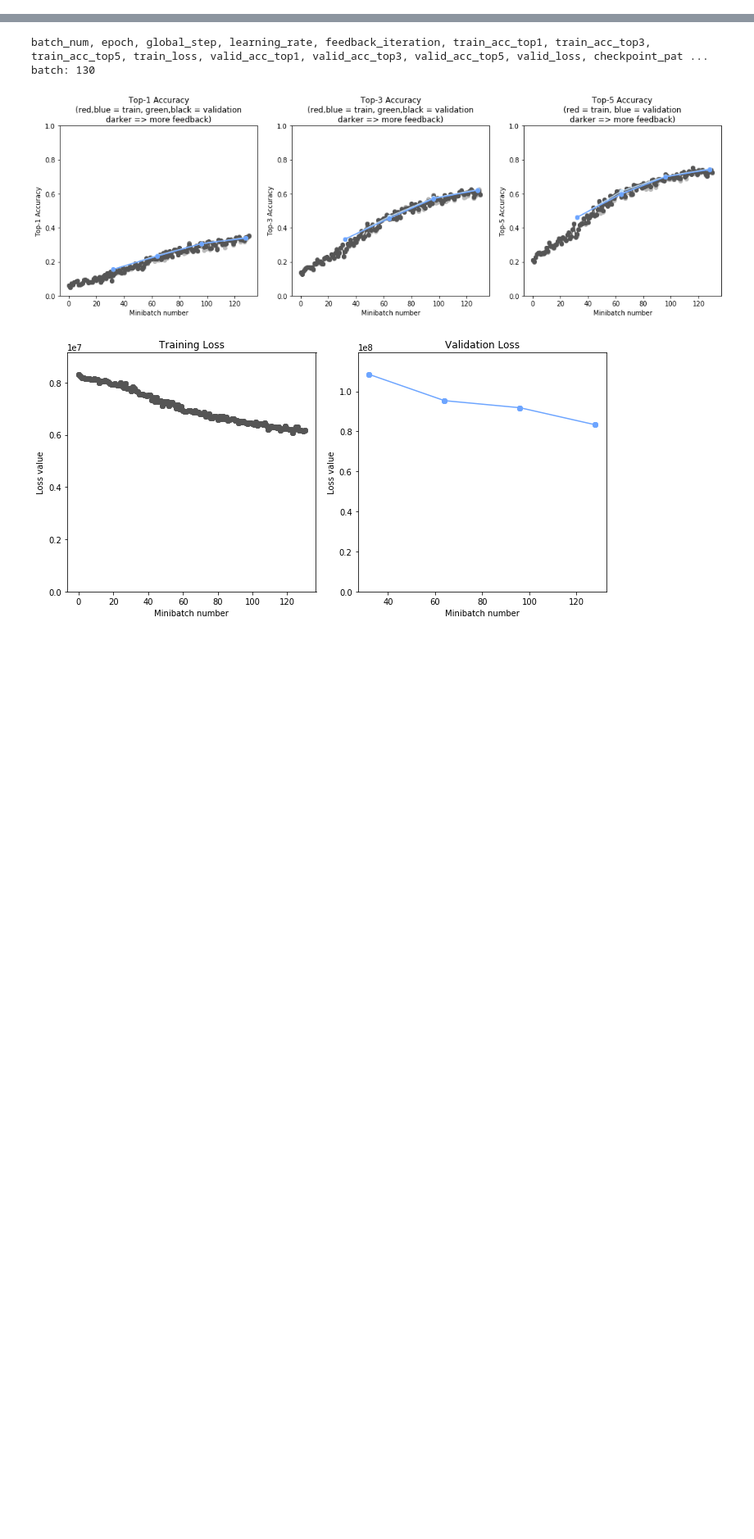
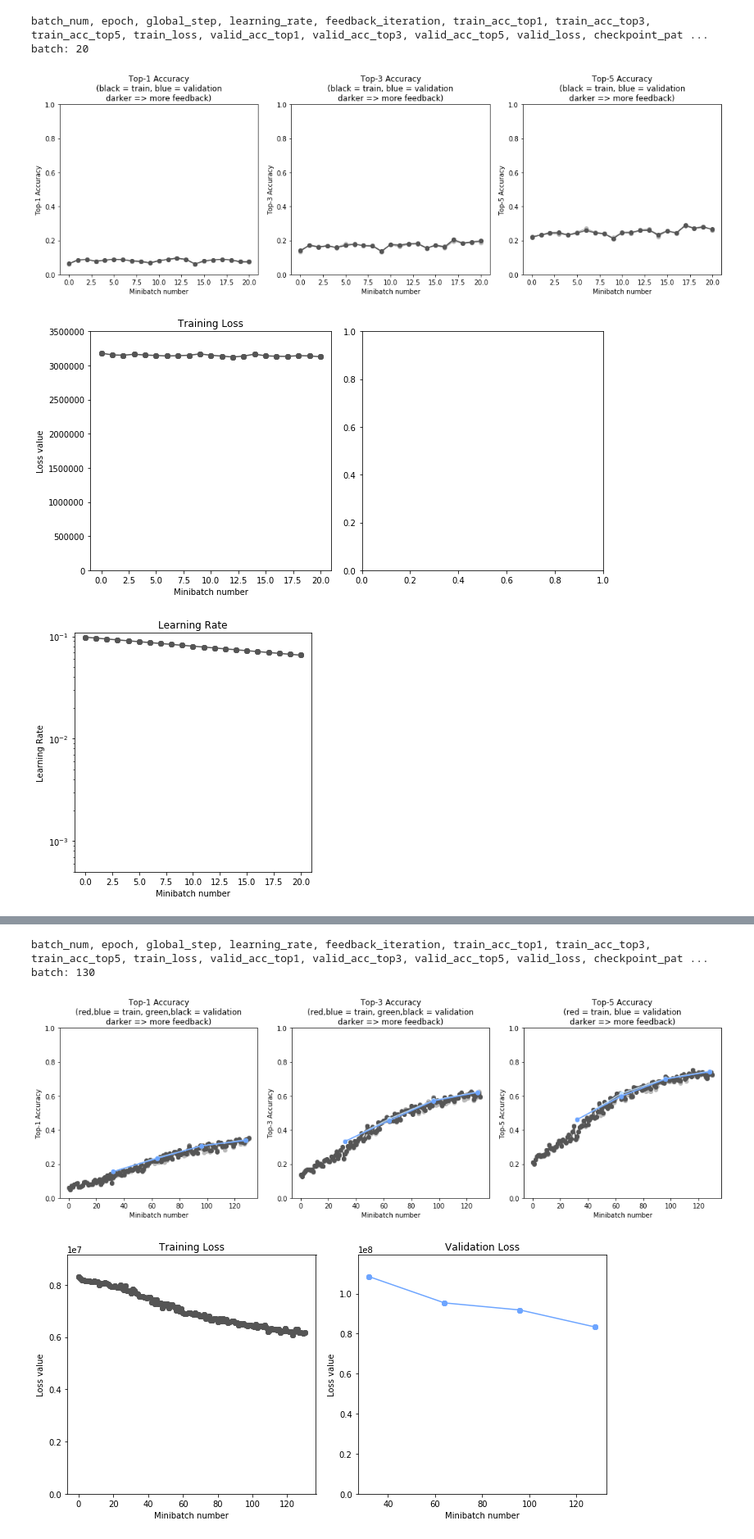
Before and after one commit to StanfordVisionSystems/vfeedbacknet, a Jupyter notebook: notebooks/vfeedbacknet_results.ipynb, the cells around one changed output, grey strips where cells are left out. Shown at 82% size. Saved outputs shown, nothing was run; the diff lists cells and outputs as text; code cells hidden in the pictures; blank space fills up the shorter version.

Commit message:
add more models

```diff
--- a/notebooks/vfeedbacknet_results.ipynb
+++ b/notebooks/vfeedbacknet_results.ipynb
@@ -172,3 +178,15 @@ def plot_learning_rate(data):
+# %%
+# Name: model7
+header, data = get_data(os.path.join(EXPERIMENT_DIR, 'vfeedbacknet_model7', 'training_log.csv'))
+plot_accuracy(data, num_feedback=3, ylim=1)
+plot_loss(data)
+plot_learning_rate(data)
+# %% [output]
+batch_num, epoch, global_step, learning_rate, feedback_iteration, train_acc_top1, train_acc_top3, train_acc_top5, train_loss, valid_acc_top1, valid_acc_top3, valid_acc_top5, valid_loss, checkpoint_pat ...
+batch: 20
+[figure, added]
+[figure, added]
+[figure, added]
 # %%
 # Name: model6
 # VGG16 preprocess conv layer is now more reasonable (3x3x512 conv)
```
Also changed, not shown: parts of 3 cells of this notebook, 4 other files.
